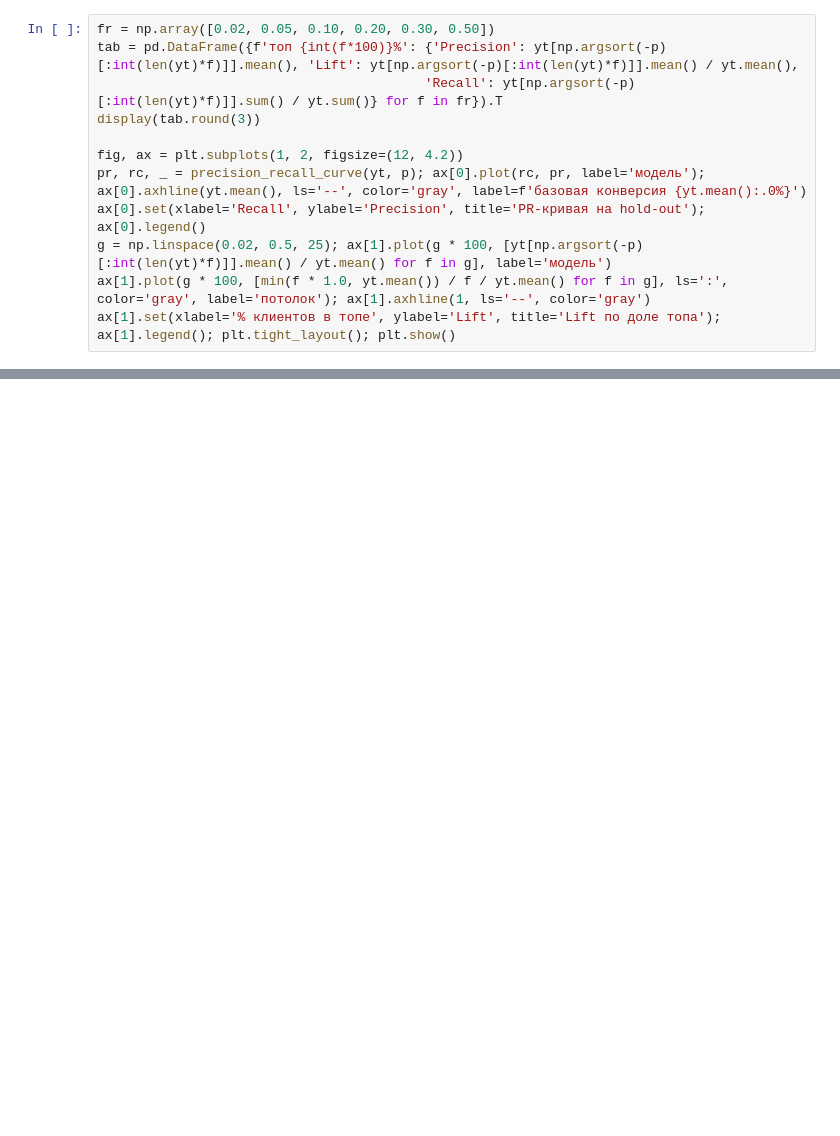
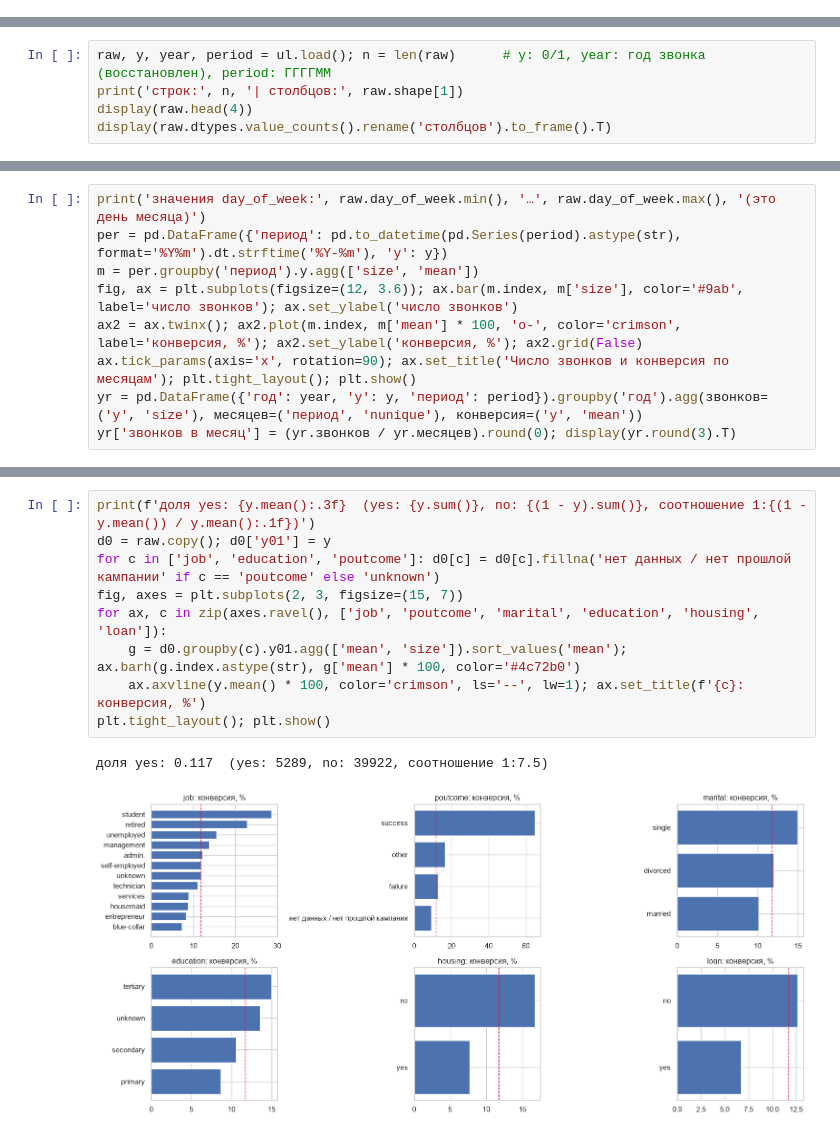
Before and after one commit to RafaelPozoyan/UrFU_project, a Jupyter notebook: final_levin.ipynb, the cells around one changed output, grey strips where cells are left out. Saved outputs shown, nothing was run; the diff lists cells and outputs as text; blank space fills up the shorter version.

Commit message:
final_levin: подробный отчётный ноутбук (EDA, клиенты, FE, 7 гипотез, 6 моделей, Optuna, hold-out, калибровка, стоимость)
Co-Authored-By: Claude Sonnet 5.5 <noreply@anthropic.com>

```diff
--- a/final_levin.ipynb
+++ b/final_levin.ipynb
@@ -117,12 +0,0 @@ print(f'максимально возможный Lift@10% при базе {yt.m
-# %%
-fr = np.array([0.02, 0.05, 0.10, 0.20, 0.30, 0.50])
-tab = pd.DataFrame({f'топ {int(f*100)}%': {'Precision': yt[np.argsort(-p)[:int(len(yt)*f)]].mean(), 'Lift': yt[np.argsort(-p)[:int(len(yt)*f)]].mean() / yt.mean(),
-                                          'Recall': yt[np.argsort(-p)[:int(len(yt)*f)]].sum() / yt.sum()} for f in fr}).T
-display(tab.round(3))
-
-fig, ax = plt.subplots(1, 2, figsize=(12, 4.2))
-pr, rc, _ = precision_recall_curve(yt, p); ax[0].plot(rc, pr, label='модель'); ax[0].axhline(yt.mean(), ls='--', color='gray', label=f'базовая конверсия {yt.mean():.0%}')
-ax[0].set(xlabel='Recall', ylabel='Precision', title='PR-кривая на hold-out'); ax[0].legend()
-g = np.linspace(0.02, 0.5, 25); ax[1].plot(g * 100, [yt[np.argsort(-p)[:int(len(yt)*f)]].mean() / yt.mean() for f in g], label='модель')
-ax[1].plot(g * 100, [min(f * 1.0, yt.mean()) / f / yt.mean() for f in g], ls=':', color='gray', label='потолок'); ax[1].axhline(1, ls='--', color='gray')
-ax[1].set(xlabel='% клиентов в топе', ylabel='Lift', title='Lift по доле топа'); ax[1].legend(); plt.tight_layout(); plt.show()
@@ -191,0 +69,5 @@ display(pd.DataFrame(rows).set_index('вариант').round(3)); print('фак
+# %%
+raw, y, year, period = ul.load(); n = len(raw)      # y: 0/1, year: год звонка (восстановлен), period: ГГГГММ
+print('строк:', n, '| столбцов:', raw.shape[1])
+display(raw.head(4))
+display(raw.dtypes.value_counts().rename('столбцов').to_frame().T)
@@ -191,0 +122,9 @@ display(pd.DataFrame(rows).set_index('вариант').round(3)); print('фак
+# %%
+print('значения day_of_week:', raw.day_of_week.min(), '…', raw.day_of_week.max(), '(это день месяца)')
+per = pd.DataFrame({'период': pd.to_datetime(pd.Series(period).astype(str), format='%Y%m').dt.strftime('%Y-%m'), 'y': y})
+m = per.groupby('период').y.agg(['size', 'mean'])
+fig, ax = plt.subplots(figsize=(12, 3.6)); ax.bar(m.index, m['size'], color='#9ab', label='число звонков'); ax.set_ylabel('число звонков')
+ax2 = ax.twinx(); ax2.plot(m.index, m['mean'] * 100, 'o-', color='crimson', label='конверсия, %'); ax2.set_ylabel('конверсия, %'); ax2.grid(False)
+ax.tick_params(axis='x', rotation=90); ax.set_title('Число звонков и конверсия по месяцам'); plt.tight_layout(); plt.show()
+yr = pd.DataFrame({'год': year, 'y': y, 'период': period}).groupby('год').agg(звонков=('y', 'size'), месяцев=('период', 'nunique'), конверсия=('y', 'mean'))
+yr['звонков в месяц'] = (yr.звонков / yr.месяцев).round(0); display(yr.round(3).T)
@@ -191,0 +159,12 @@ display(pd.DataFrame(rows).set_index('вариант').round(3)); print('фак
+# %%
+print(f'доля yes: {y.mean():.3f}  (yes: {y.sum()}, no: {(1 - y).sum()}, соотношение 1:{(1 - y.mean()) / y.mean():.1f})')
+d0 = raw.copy(); d0['y01'] = y
+for c in ['job', 'education', 'poutcome']: d0[c] = d0[c].fillna('нет данных / нет прошлой кампании' if c == 'poutcome' else 'unknown')
+fig, axes = plt.subplots(2, 3, figsize=(15, 7))
+for ax, c in zip(axes.ravel(), ['job', 'poutcome', 'marital', 'education', 'housing', 'loan']):
+    g = d0.groupby(c).y01.agg(['mean', 'size']).sort_values('mean'); ax.barh(g.index.astype(str), g['mean'] * 100, color='#4c72b0')
+    ax.axvline(y.mean() * 100, color='crimson', ls='--', lw=1); ax.set_title(f'{c}: конверсия, %')
+plt.tight_layout(); plt.show()
+# %% [output]
+доля yes: 0.117  (yes: 5289, no: 39922, соотношение 1:7.5)
+[figure, added]
```
Also changed, not shown: parts of 105 cells of this notebook, 1 other file.
